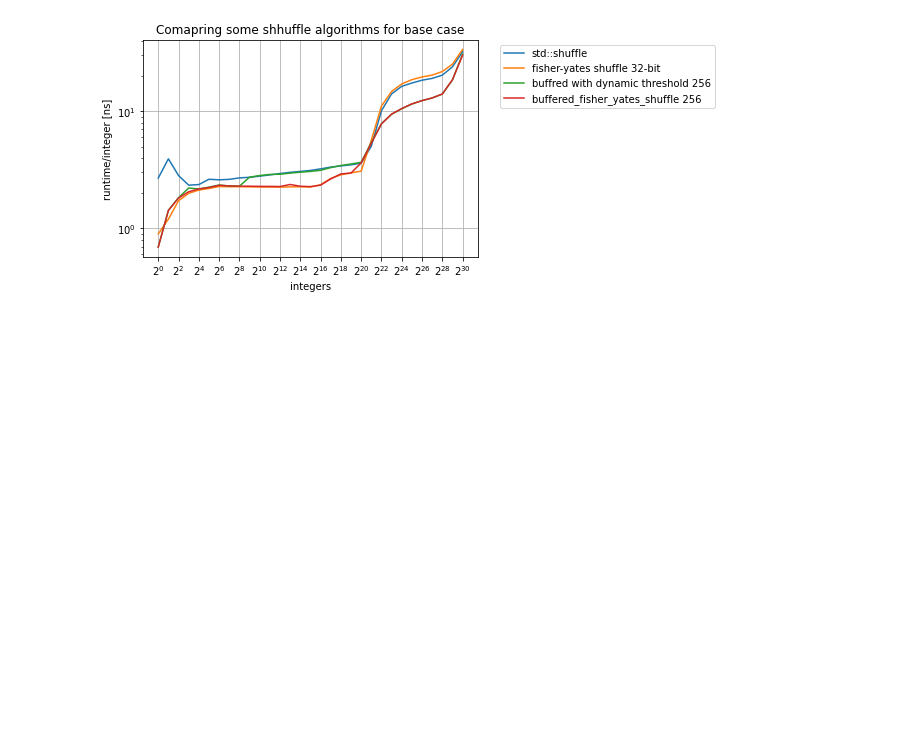
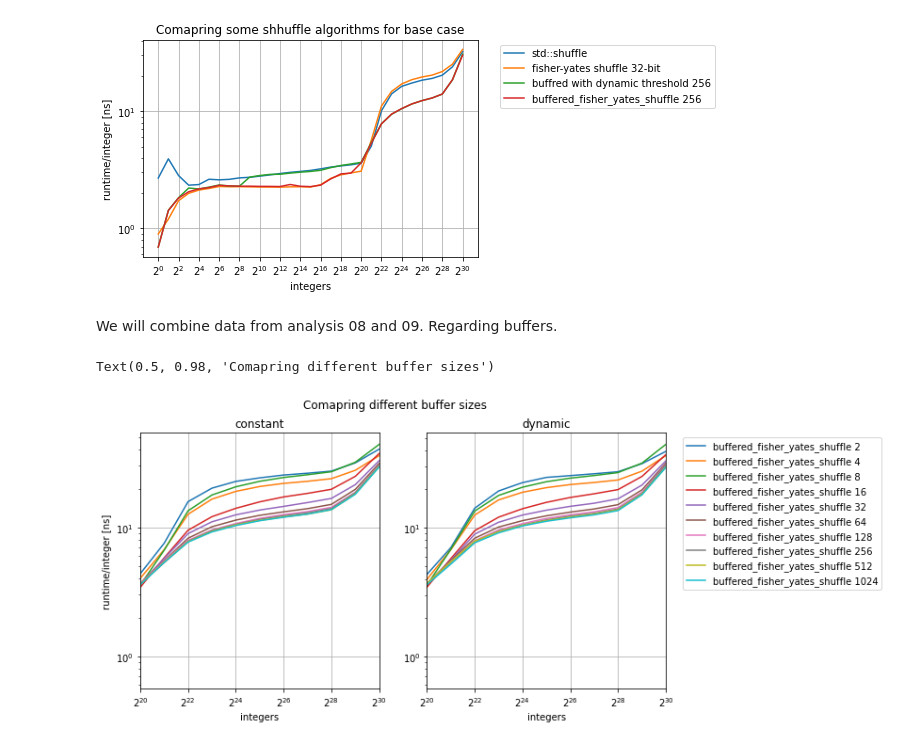
Before and after one commit to pengilton/cip_shuffle, a Jupyter notebook: benchmarks/evaluation/09_analysis_buffered.ipynb, the cells around one changed output. Saved outputs shown, nothing was run; the diff lists cells and outputs as text; code cells hidden in the pictures; blank space fills up the shorter version.

Commit message:
More benchmark analysis

```diff
--- a/benchmarks/evaluation/09_analysis_buffered.ipynb
+++ b/benchmarks/evaluation/09_analysis_buffered.ipynb
@@ -128,3 +128,13 @@ ax.set_title("Comapring some shhuffle algorithms for base case")
 # %% [output]
 Text(0.5, 1.0, 'Comapring some shhuffle algorithms for base case')
 [figure]
+# %% [markdown]
+We will combine data from analysis 08 and 09. Regarding buffers.
+# %%
+# Data for constant threshold
+buffered_constant_files = glob.glob(path.join("..", "cpp", "uni-machine", "v0.1.12", "buffered", "*.csv"))
+dfs_buffered_constant = [pd.read_csv(f) for f in buffered_constant_files]
+
+# Data from dynamic
+buffered_dynamic_files = glob.glob(path.join("..", "cpp", "uni-machine", "v0.1.11", "buffered", "*.csv"))
+dfs_buffered_dynamic = [pd.read_csv(f) for f in buffered_dynamic_files]
@@ -130,0 +153,33 @@ Text(0.5, 1.0, 'Comapring some shhuffle algorithms for base case')
+# %%
+# We plot data
+ax_xticks = [2 ** i for i in range(0, 31, 2)]
+ax_yticks = [0.5 * i for i in range(0, 100, 1)]
+
+half = int(len(dfs_buffered)/2)
+
+fig, axes = plt.subplots(1, 2, figsize=(10,5)) # figsize=(5,10)
+
+for i in range(1, len(dfs_buffered)):
+    dfs_buffered_constant[i].plot(ax=axes[0], x="integers", y="runtime/integer [ns]", label=dfs_buffered_constant[i]["function"][0] + " " + str(dfs_buffered_constant[i]["buffer"][0]))
+    dfs_buffered_dynamic[i].plot(ax=axes[1], x="integers", y="runtime/integer [ns]", label=dfs_buffered_dynamic[i]["function"][0] + " " + str(dfs_buffered_dynamic[i]["buffer"][0]))
+
+for i in range(2):
+    ax = axes[i]
+    ax.set_xscale("log", base=2)
+    ax.set_yscale("log", base=10)
+    ax.set_xticks(ax_xticks)
+    # ax.set_yticks(ax_yticks)
+    ax.set_xlim(2**20, 2**30)
+    # ax.set_ylim(0, 5)
+    ax.grid(True)
+    ax.set_xlabel("integers")
+
+axes[0].set_ylabel("runtime/integer [ns]")
+axes[0].legend().set_visible(False)
+axes[1].legend(bbox_to_anchor=(1.05, 1.0), loc='upper left')
+axes[0].set_title("constant")
+axes[1].set_title("dynamic")
+fig.suptitle("Comapring different buffer sizes")
+# %% [output]
+Text(0.5, 0.98, 'Comapring different buffer sizes')
+[figure, added]
```
Also changed, not shown: parts of 3 cells of this notebook, 5 other files.
